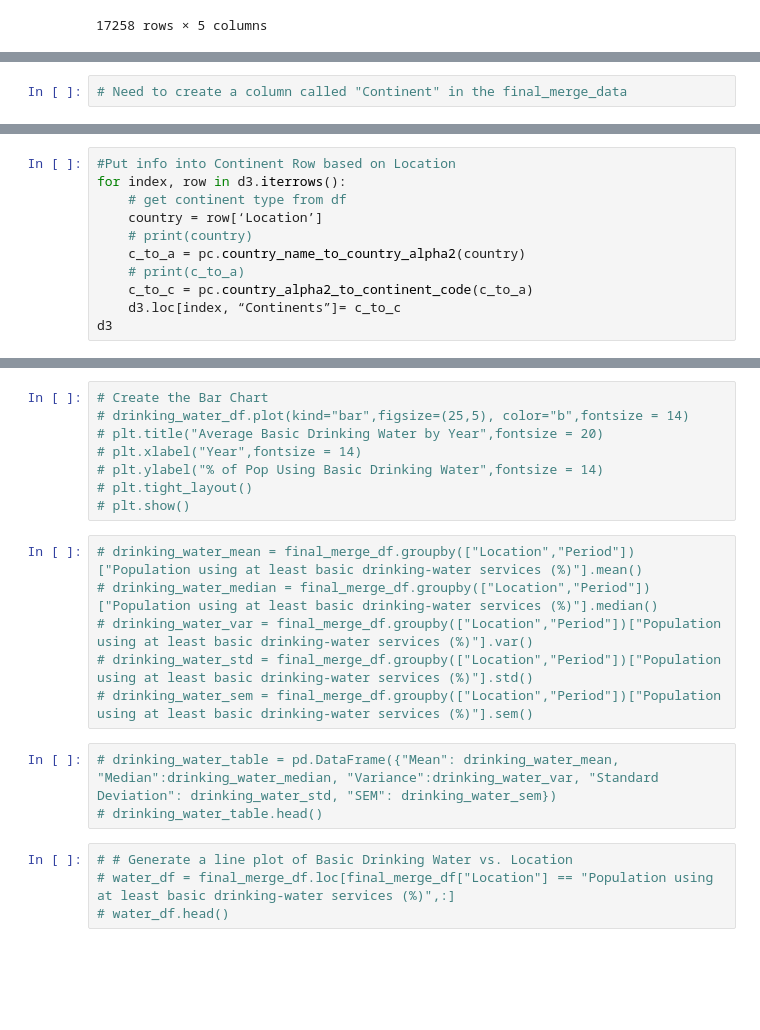
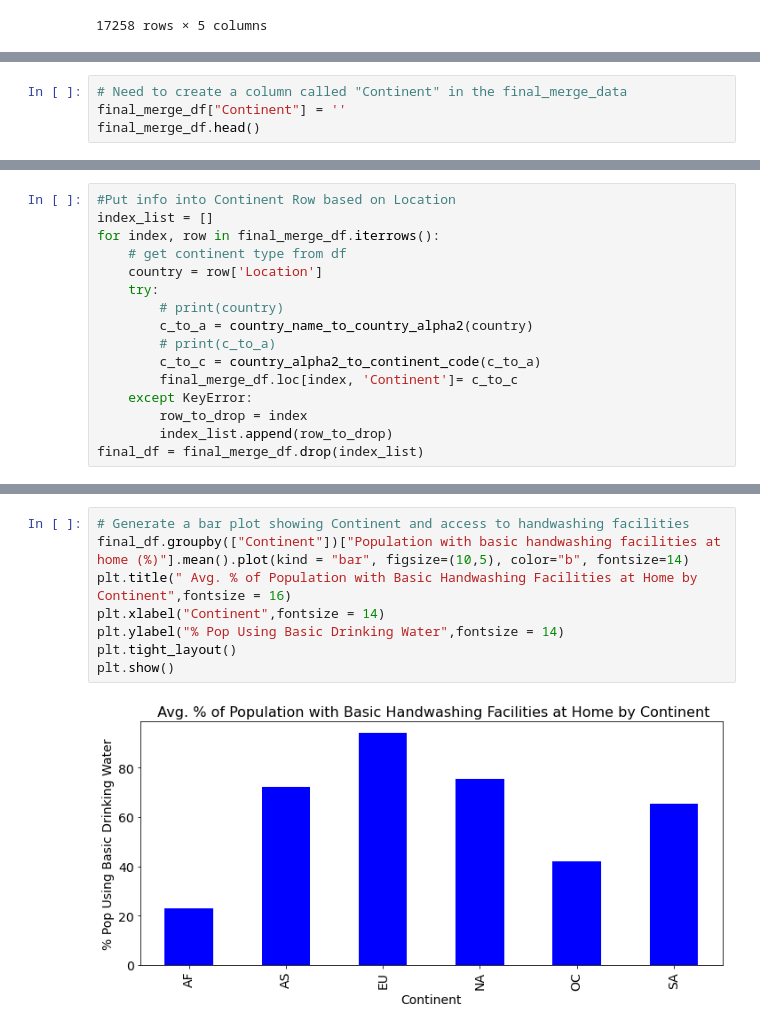
Before and after one commit to saiyidmkazmi/Project1-LifeExpectancy-, a Jupyter notebook: debra_main.ipynb, the cells around one changed output, grey strips where cells are left out. Drawn from its saved outputs; the diff is of its cells as text; blank space fills up the shorter version.

```diff
--- a/debra_main.ipynb
+++ b/debra_main.ipynb
@@ -116,2 +160,4 @@ final_merge_df.describe()
 # %%
 # Need to create a column called "Continent" in the final_merge_data
+final_merge_df["Continent"] = ''
+final_merge_df.head()
@@ -118,11 +171,16 @@ final_merge_df.describe()
 # %%
 #Put info into Continent Row based on Location
-for index, row in d3.iterrows():
+index_list = []
+for index, row in final_merge_df.iterrows():
     # get continent type from df
-    country = row[‘Location’]
-    # print(country)
-    c_to_a = pc.country_name_to_country_alpha2(country)
-    # print(c_to_a)
-    c_to_c = pc.country_alpha2_to_continent_code(c_to_a)
-    d3.loc[index, “Continents”]= c_to_c
-d3
+    country = row['Location']
+    try:
+        # print(country)
+        c_to_a = country_name_to_country_alpha2(country)
+        # print(c_to_a)
+        c_to_c = country_alpha2_to_continent_code(c_to_a)
+        final_merge_df.loc[index, 'Continent']= c_to_c
+    except KeyError:
+        row_to_drop = index
+        index_list.append(row_to_drop)
+final_df = final_merge_df.drop(index_list)
@@ -142,21 +216,10 @@ SyntaxError: invalid character in identifier (<ipython-input-7-8f5fecbdcbdd>, li
 # %%
-# Create the Bar Chart
-# drinking_water_df.plot(kind="bar",figsize=(25,5), color="b",fontsize = 14)
-# plt.title("Average Basic Drinking Water by Year",fontsize = 20)
-# plt.xlabel("Year",fontsize = 14)
-# plt.ylabel("% of Pop Using Basic Drinking Water",fontsize = 14)
-# plt.tight_layout()
-# plt.show()
+# Generate a bar plot showing Continent and access to handwashing facilities
+final_df.groupby(["Continent"])["Population with basic handwashing facilities at home (%)"].mean().plot(kind = "bar", figsize=(10,5), color="b", fontsize=14)
+plt.title(" Avg. % of Population with Basic Handwashing Facilities at Home by Continent",fontsize = 16)
+plt.xlabel("Continent",fontsize = 14)
+plt.ylabel("% Pop Using Basic Drinking Water",fontsize = 14)
+plt.tight_layout()
+plt.show()
+# %% [output]
+[figure, added]
-# %%
-# drinking_water_mean = final_merge_df.groupby(["Location","Period"])["Population using at least basic drinking-water services (%)"].mean()
-# drinking_water_median = final_merge_df.groupby(["Location","Period"])["Population using at least basic drinking-water services (%)"].median()
-# drinking_water_var = final_merge_df.groupby(["Location","Period"])["Population using at least basic drinking-water services (%)"].var()
-# drinking_water_std = final_merge_df.groupby(["Location","Period"])["Population using at least basic drinking-water services (%)"].std()
-# drinking_water_sem = final_merge_df.groupby(["Location","Period"])["Population using at least basic drinking-water services (%)"].sem()
-# %%
-# drinking_water_table = pd.DataFrame({"Mean": drinking_water_mean, "Median":drinking_water_median, "Variance":drinking_water_var, "Standard Deviation": drinking_water_std, "SEM": drinking_water_sem})
-# drinking_water_table.head()
-# %%
-# # Generate a line plot of Basic Drinking Water vs. Location
-# water_df = final_merge_df.loc[final_merge_df["Location"] == "Population using at least basic drinking-water services (%)",:]
-# water_df.head()
```
Also changed, not shown: parts of 27 cells of this notebook.
